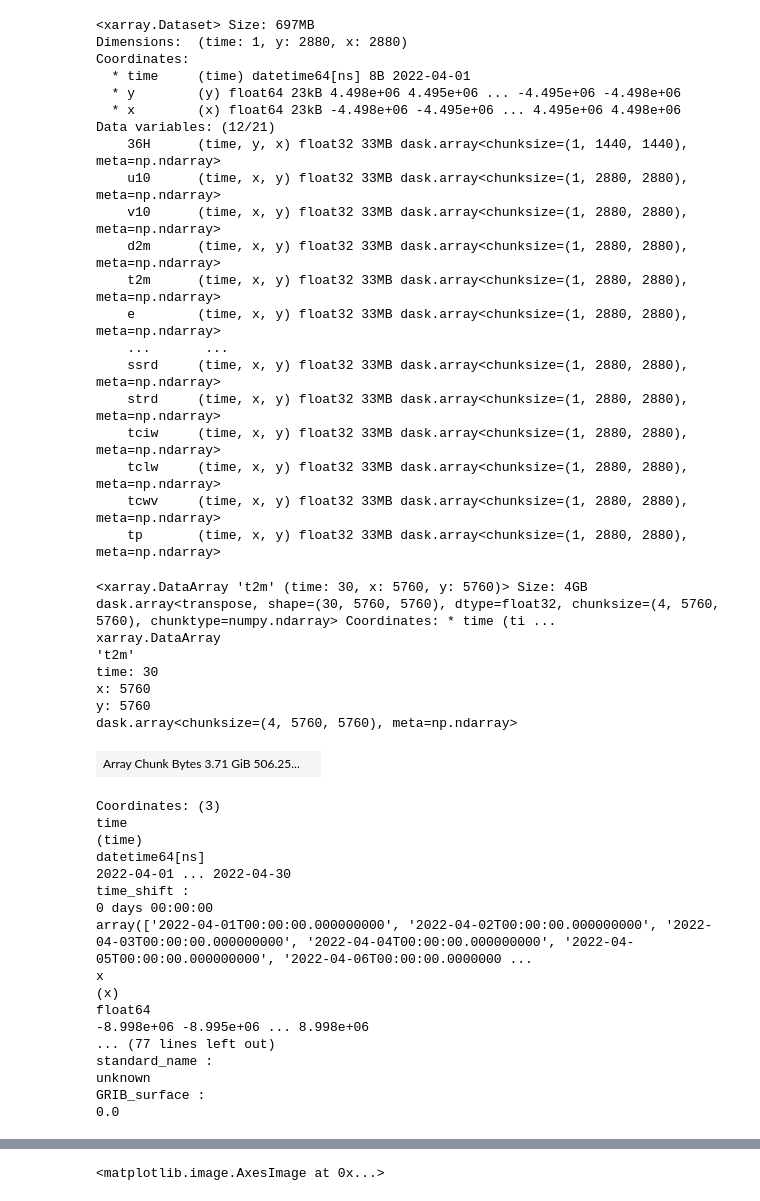
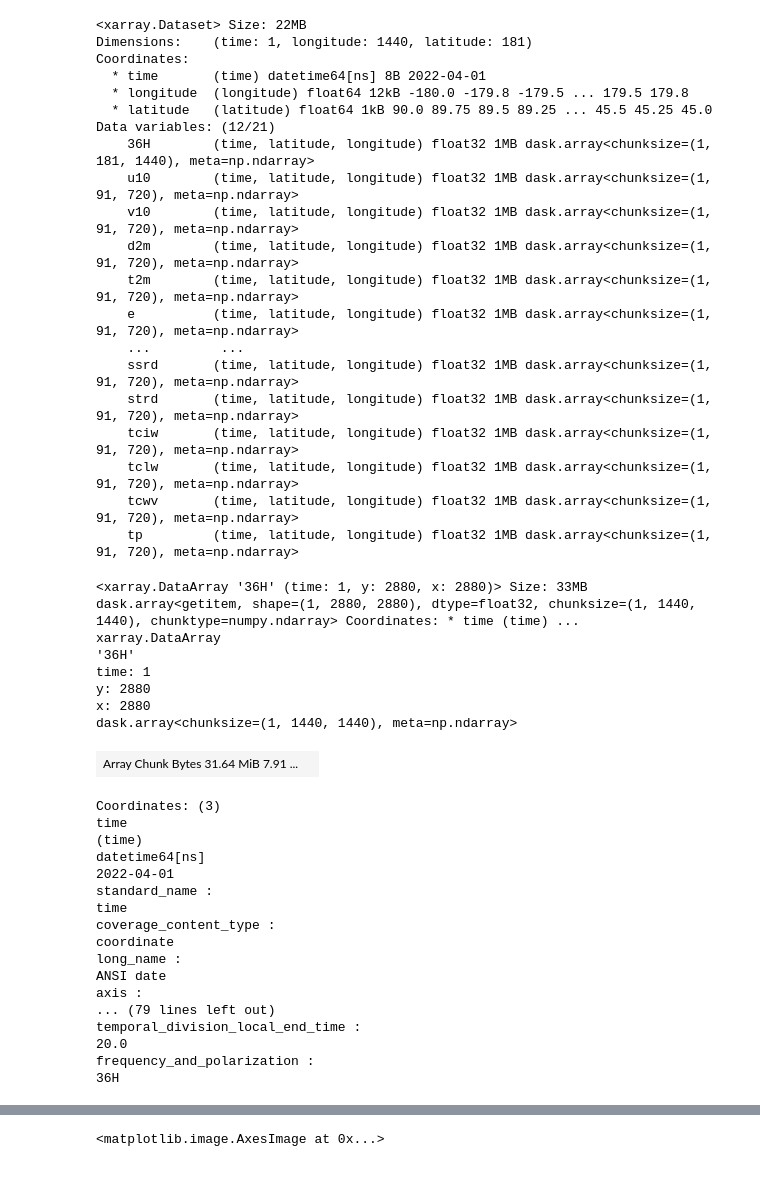
Before and after one commit to EHTellefsen/Arctic_Snow_Products, a Jupyter notebook: notebooks/test_data_source_scripts.ipynb, the cells around one changed output, grey strips where cells are left out. Cells and saved outputs as stored; diff of their text form; code cells hidden in the pictures.

```diff
--- a/notebooks/test_data_source_scripts.ipynb
+++ b/notebooks/test_data_source_scripts.ipynb
@@ -20,58 +20,58 @@ cetb_scene.modify_extent([-4500000, -4500000, 4500000, 4500000])
 
 era5_scene = ERA5Scene.from_dir(r"C:\Users\ehate\Desktop\ASP\ASP_code_projects\raw_data\ERA5_daily_raw_v2\2022_04")
 
-era5_scene.regrid(cetb_scene.grid, method='linear')
+cetb_scene.regrid(era5_scene.grid, method='linear')
 scene = cetb_scene + era5_scene
 scene
 # %% [output]
-<xarray.Dataset> Size: 697MB
-Dimensions:  (time: 1, y: 2880, x: 2880)
+<xarray.Dataset> Size: 22MB
+Dimensions:    (time: 1, longitude: 1440, latitude: 181)
 Coordinates:
-  * time     (time) datetime64[ns] 8B 2022-04-01
-  * y        (y) float64 23kB 4.498e+06 4.495e+06 ... -4.495e+06 -4.498e+06
-  * x        (x) float64 23kB -4.498e+06 -4.495e+06 ... 4.495e+06 4.498e+06
+  * time       (time) datetime64[ns] 8B 2022-04-01
+  * longitude  (longitude) float64 12kB -180.0 -179.8 -179.5 ... 179.5 179.8
+  * latitude   (latitude) float64 1kB 90.0 89.75 89.5 89.25 ... 45.5 45.25 45.0
 Data variables: (12/21)
-    36H      (time, y, x) float32 33MB dask.array<chunksize=(1, 1440, 1440), meta=np.ndarray>
-    u10      (time, x, y) float32 33MB dask.array<chunksize=(1, 2880, 2880), meta=np.ndarray>
-    v10      (time, x, y) float32 33MB dask.array<chunksize=(1, 2880, 2880), meta=np.ndarray>
-    d2m      (time, x, y) float32 33MB dask.array<chunksize=(1, 2880, 2880), meta=np.ndarray>
-    t2m      (time, x, y) float32 33MB dask.array<chunksize=(1, 2880, 2880), meta=np.ndarray>
-    e        (time, x, y) float32 33MB dask.array<chunksize=(1, 2880, 2880), meta=np.ndarray>
-    ...       ...
-    ssrd     (time, x, y) float32 33MB dask.array<chunksize=(1, 2880, 2880), meta=np.ndarray>
-    strd     (time, x, y) float32 33MB dask.array<chunksize=(1, 2880, 2880), meta=np.ndarray>
-    tciw     (time, x, y) float32 33MB dask.array<chunksize=(1, 2880, 2880), meta=np.ndarray>
-    tclw     (time, x, y) float32 33MB dask.array<chunksize=(1, 2880, 2880), meta=np.ndarray>
-    tcwv     (time, x, y) float32 33MB dask.array<chunksize=(1, 2880, 2880), meta=np.ndarray>
-    tp       (time, x, y) float32 33MB dask.array<chunksize=(1, 2880, 2880), meta=np.ndarray>
+    36H        (time, latitude, longitude) float32 1MB dask.array<chunksize=(1, 181, 1440), meta=np.ndarray>
+    u10        (time, latitude, longitude) float32 1MB dask.array<chunksize=(1, 91, 720), meta=np.ndarray>
+    v10        (time, latitude, longitude) float32 1MB dask.array<chunksize=(1, 91, 720), meta=np.ndarray>
+    d2m        (time, latitude, longitude) float32 1MB dask.array<chunksize=(1, 91, 720), meta=np.ndarray>
+    t2m        (time, latitude, longitude) float32 1MB dask.array<chunksize=(1, 91, 720), meta=np.ndarray>
+    e          (time, latitude, longitude) float32 1MB dask.array<chunksize=(1, 91, 720), meta=np.ndarray>
+    ...         ...
+    ssrd       (time, latitude, longitude) float32 1MB dask.array<chunksize=(1, 91, 720), meta=np.ndarray>
+    strd       (time, latitude, longitude) float32 1MB dask.array<chunksize=(1, 91, 720), meta=np.ndarray>
+    tciw       (time, latitude, longitude) float32 1MB dask.array<chunksize=(1, 91, 720), meta=np.ndarray>
+    tclw       (time, latitude, longitude) float32 1MB dask.array<chunksize=(1, 91, 720), meta=np.ndarray>
+    tcwv       (time, latitude, longitude) float32 1MB dask.array<chunksize=(1, 91, 720), meta=np.ndarray>
+    tp         (time, latitude, longitude) float32 1MB dask.array<chunksize=(1, 91, 720), meta=np.ndarray>
 # %%
-scene2.data['t2m']
+scene.data['36H']
 # %% [output]
-<xarray.DataArray 't2m' (time: 30, x: 5760, y: 5760)> Size: 4GB dask.array<transpose, shape=(30, 5760, 5760), dtype=float32, chunksize=(4, 5760, 5760), chunktype=numpy.ndarray> Coordinates: * time (ti ...
+<xarray.DataArray '36H' (time: 1, y: 2880, x: 2880)> Size: 33MB dask.array<getitem, shape=(1, 2880, 2880), dtype=float32, chunksize=(1, 1440, 1440), chunktype=numpy.ndarray> Coordinates: * time (time) ...
 xarray.DataArray
-'t2m'
-time: 30
-x: 5760
-y: 5760
-dask.array<chunksize=(4, 5760, 5760), meta=np.ndarray>
+'36H'
+time: 1
+y: 2880
+x: 2880
+dask.array<chunksize=(1, 1440, 1440), meta=np.ndarray>
-| Array Chunk Bytes 3.71 GiB 506.25... |  |
+| Array Chunk Bytes 31.64 MiB 7.91 ... |  |
 Coordinates: (3)
 time
 (time)
 datetime64[ns]
-2022-04-01 ... 2022-04-30
-time_shift :
-0 days 00:00:00
-array(['2022-04-01T00:00:00.000000000', '2022-04-02T00:00:00.000000000', '2022-04-03T00:00:00.000000000', '2022-04-04T00:00:00.000000000', '2022-04-05T00:00:00.000000000', '2022-04-06T00:00:00.0000000 ...
-x
-(x)
-float64
--8.998e+06 -8.995e+06 ... 8.998e+06
-... (77 lines left out)
+2022-04-01
 standard_name :
-unknown
-GRIB_surface :
-0.0
+time
+coverage_content_type :
+coordinate
+long_name :
+ANSI date
+axis :
+... (79 lines left out)
+temporal_division_local_end_time :
+20.0
+frequency_and_polarization :
+36H
 # %%
 plt.figure(figsize=(10, 8))
 plt.imshow(scene.data['36H'][0].values, cmap='viridis')
```
Also changed, not shown: parts of 2 cells of this notebook, 14 other files.
